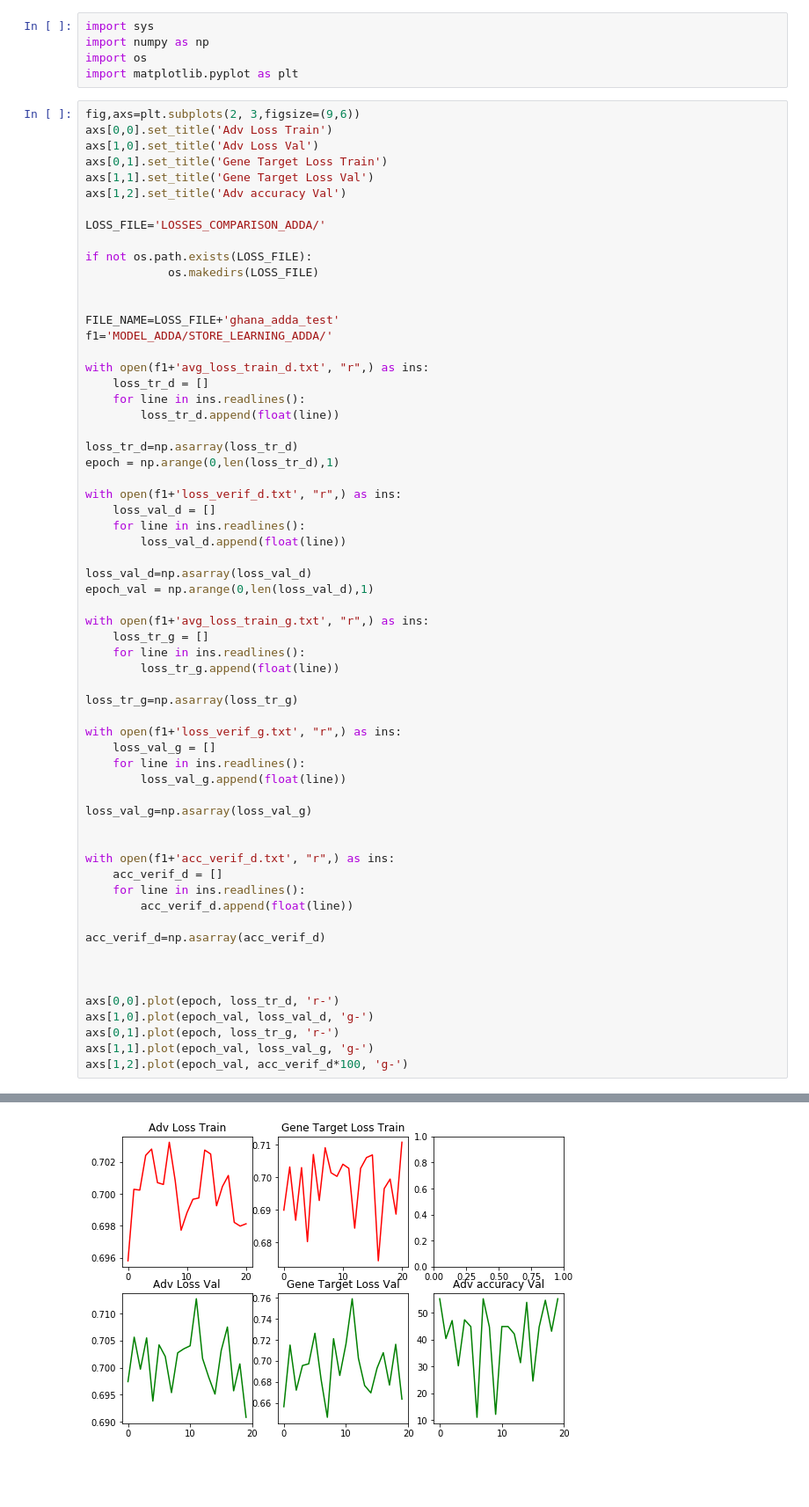
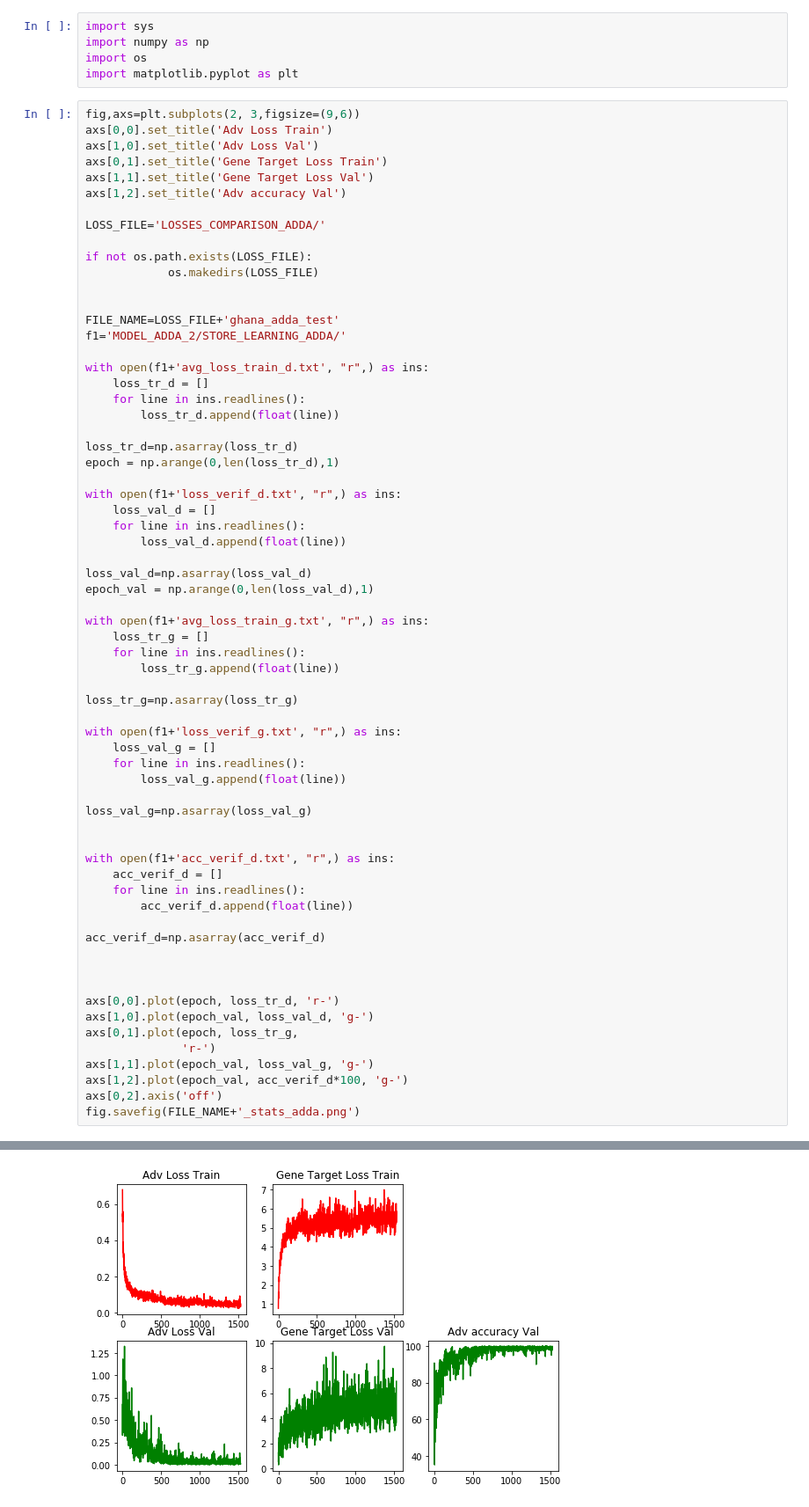
Before and after one commit to melissande/dhi-segmentation-buildings, a Jupyter notebook: Adversarial_domain_adaptation/real_time_loss_adda_tracker.ipynb, the cells around one changed output, grey strips where cells are left out. Shown at 88% size. Drawn from its saved outputs; the diff is of its cells as text; blank space fills up the shorter version.

```diff
--- a/Adversarial_domain_adaptation/real_time_loss_adda_tracker.ipynb
+++ b/Adversarial_domain_adaptation/real_time_loss_adda_tracker.ipynb
@@ -18,7 +18,7 @@ if not os.path.exists(LOSS_FILE):
 
 
 FILE_NAME=LOSS_FILE+'ghana_adda_test'
-f1='MODEL_ADDA/STORE_LEARNING_ADDA/'
+f1='MODEL_ADDA_2/STORE_LEARNING_ADDA/'
 
 with open(f1+'avg_loss_train_d.txt', "r",) as ins:
     loss_tr_d = []
@@ -62,7 +62,10 @@ acc_verif_d=np.asarray(acc_verif_d)
 
 axs[0,0].plot(epoch, loss_tr_d, 'r-')
 axs[1,0].plot(epoch_val, loss_val_d, 'g-')
-axs[0,1].plot(epoch, loss_tr_g, 'r-')
+axs[0,1].plot(epoch, loss_tr_g,
+              'r-')
 axs[1,1].plot(epoch_val, loss_val_g, 'g-')
 axs[1,2].plot(epoch_val, acc_verif_d*100, 'g-')
+axs[0,2].axis('off')
+fig.savefig(FILE_NAME+'_stats_adda.png')
 # %% [output]
@@ -70 +72 @@ axs[1,2].plot(epoch_val, acc_verif_d*100, 'g-')
-[figure, old version]
+[figure, new version]
```
Also changed, not shown: parts of 1 cell of this notebook, 10 other files.
